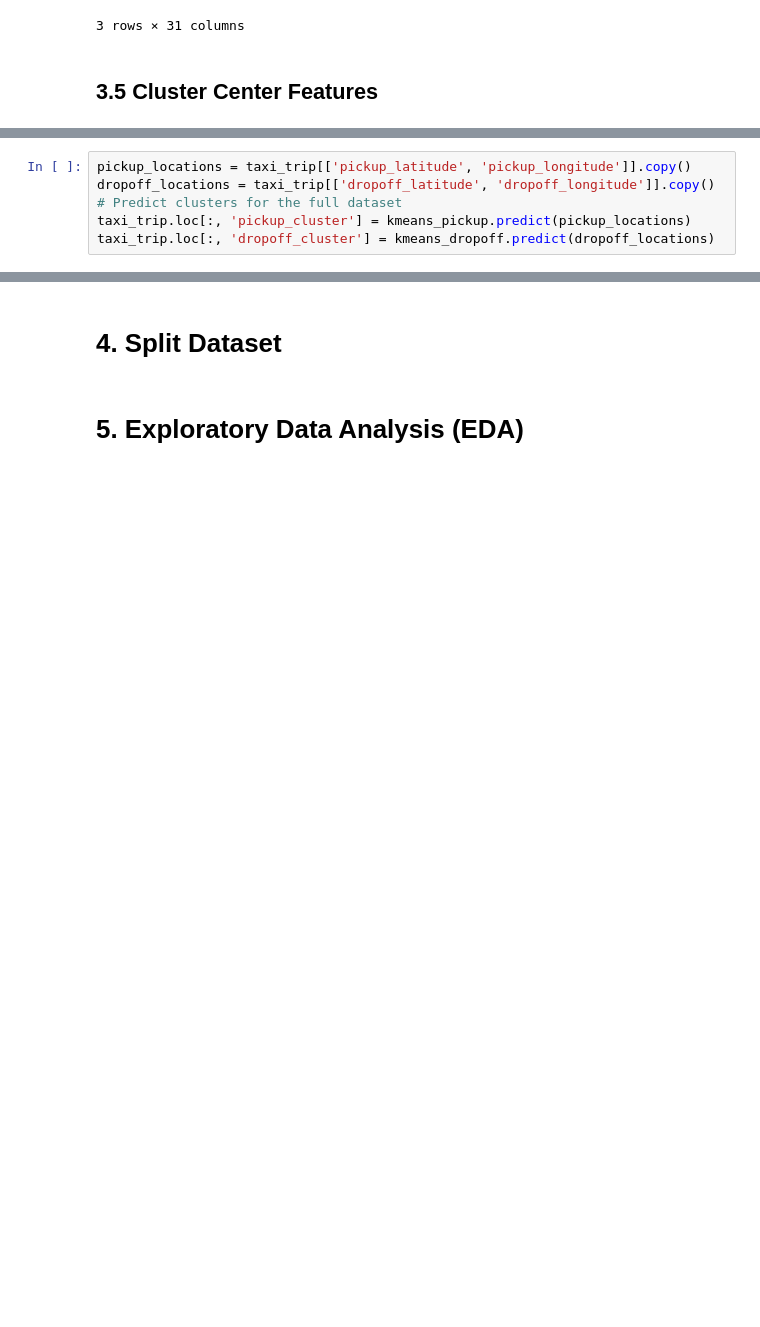
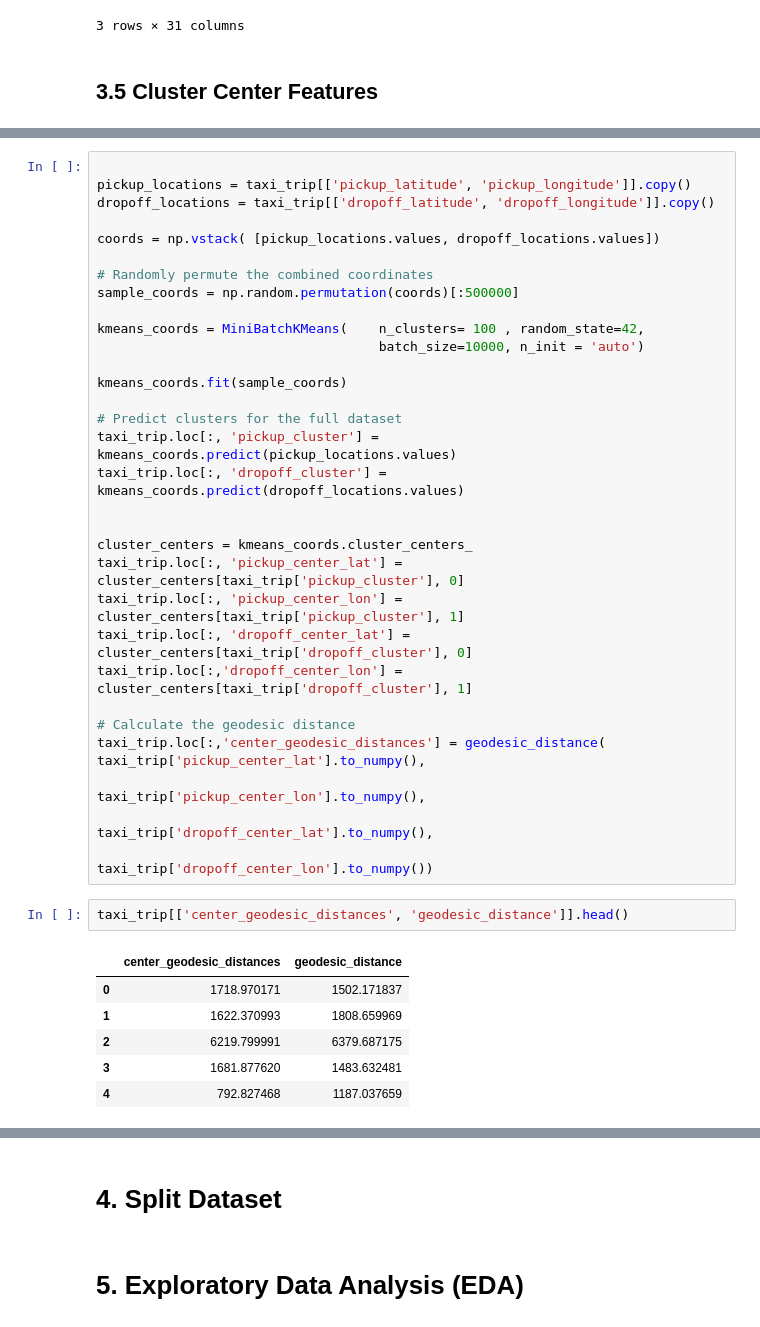
Before and after one commit to marcosbenicio/taxi-trip-regression, a Jupyter notebook: notebooks/taxi-trip-duration copy.ipynb, the cells around one changed output, grey strips where cells are left out. Saved outputs shown, nothing was run; the diff lists cells and outputs as text; blank space fills up the shorter version.

```diff
--- a/notebooks/taxi-trip-duration copy.ipynb
+++ b/notebooks/taxi-trip-duration copy.ipynb
@@ -1043,6 +1008,0 @@ MiniBatchKMeans(batch_size=10000, n_clusters=100, n_init='auto',
-# %%
-pickup_locations = taxi_trip[['pickup_latitude', 'pickup_longitude']].copy()
-dropoff_locations = taxi_trip[['dropoff_latitude', 'dropoff_longitude']].copy()
-# Predict clusters for the full dataset
-taxi_trip.loc[:, 'pickup_cluster'] = kmeans_pickup.predict(pickup_locations)
-taxi_trip.loc[:, 'dropoff_cluster'] = kmeans_dropoff.predict(dropoff_locations)
@@ -1082,0 +1011,40 @@ def plot_clusters_map(  df, gdf_map, latitude_col, longitude_col, cluster_col, a
+# %%
+
+pickup_locations = taxi_trip[['pickup_latitude', 'pickup_longitude']].copy()
+dropoff_locations = taxi_trip[['dropoff_latitude', 'dropoff_longitude']].copy()
+
+coords = np.vstack( [pickup_locations.values, dropoff_locations.values])
+
+# Randomly permute the combined coordinates
+sample_coords = np.random.permutation(coords)[:500000]
+
+kmeans_coords = MiniBatchKMeans(    n_clusters= 100 , random_state=42,
+                                    batch_size=10000, n_init = 'auto')
+
+kmeans_coords.fit(sample_coords)
+
+# Predict clusters for the full dataset
+taxi_trip.loc[:, 'pickup_cluster'] = kmeans_coords.predict(pickup_locations.values)
+taxi_trip.loc[:, 'dropoff_cluster'] = kmeans_coords.predict(dropoff_locations.values)
+
+
+cluster_centers = kmeans_coords.cluster_centers_
+taxi_trip.loc[:, 'pickup_center_lat'] = cluster_centers[taxi_trip['pickup_cluster'], 0]
+taxi_trip.loc[:, 'pickup_center_lon'] = cluster_centers[taxi_trip['pickup_cluster'], 1]
+taxi_trip.loc[:, 'dropoff_center_lat'] = cluster_centers[taxi_trip['dropoff_cluster'], 0]
+taxi_trip.loc[:,'dropoff_center_lon'] = cluster_centers[taxi_trip['dropoff_cluster'], 1]
+
+# Calculate the geodesic distance
+taxi_trip.loc[:,'center_geodesic_distances'] = geodesic_distance( taxi_trip['pickup_center_lat'].to_numpy(),
+                                                    taxi_trip['pickup_center_lon'].to_numpy(),
+                                                    taxi_trip['dropoff_center_lat'].to_numpy(),
+                                                    taxi_trip['dropoff_center_lon'].to_numpy())
+# %%
+taxi_trip[['center_geodesic_distances', 'geodesic_distance']].head()
+# %% [output]
+|  | center_geodesic_distances | geodesic_distance |
+| 0 | 1718.970171 | 1502.171837 |
+| 1 | 1622.370993 | 1808.659969 |
+| 2 | 6219.799991 | 6379.687175 |
+| 3 | 1681.877620 | 1483.632481 |
+| 4 | 792.827468 | 1187.037659 |
```
Also changed, not shown: parts of 13 cells of this notebook.
